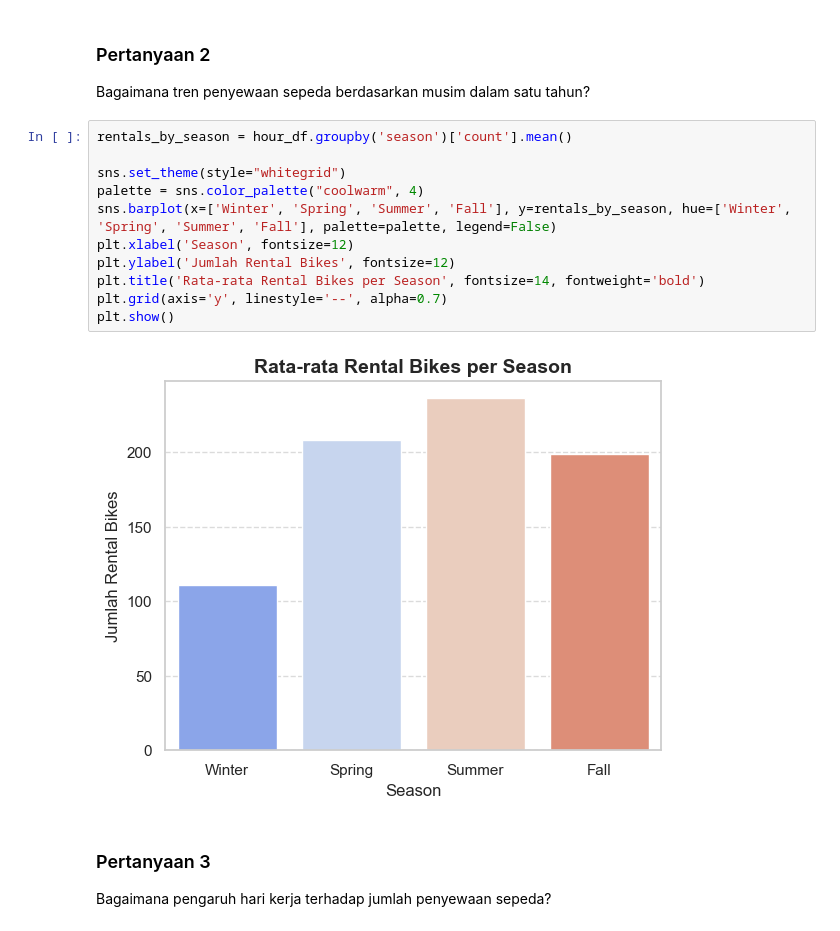
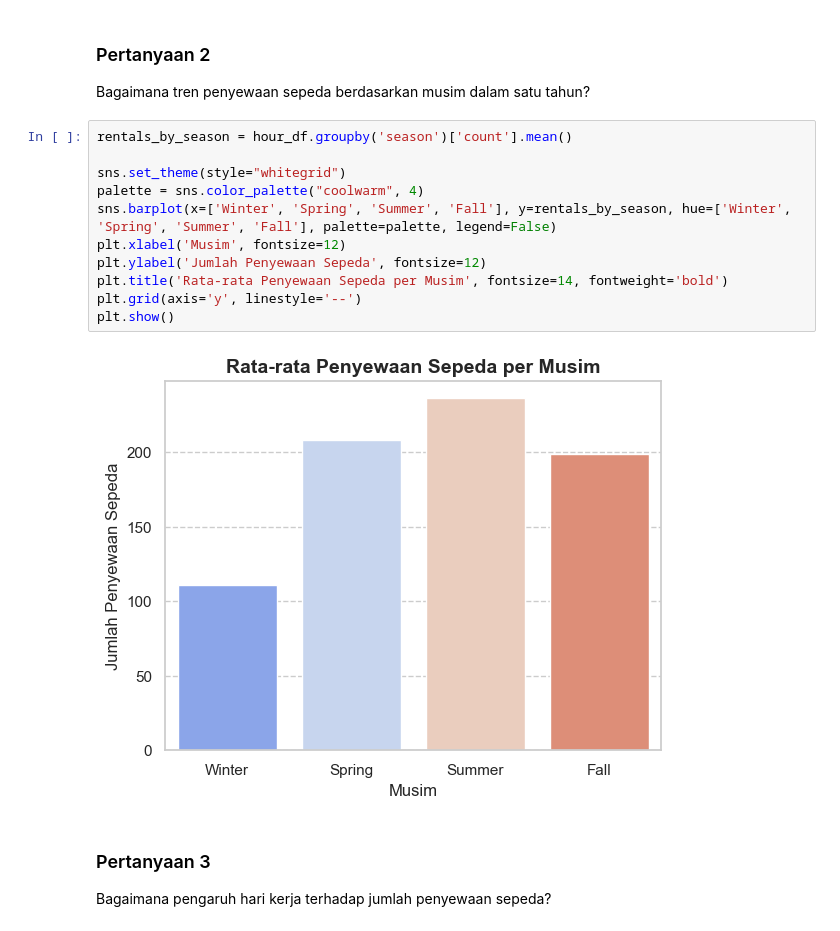
Before and after one commit to dzuura/Bike-Sharing_Data-Analysis, a Jupyter notebook: Notebook.ipynb, the cells around one changed output. Saved outputs shown, nothing was run; the diff lists cells and outputs as text.

```diff
--- a/Notebook.ipynb
+++ b/Notebook.ipynb
@@ -256,16 +260,16 @@ Bagaimana tren penyewaan sepeda berdasarkan musim dalam satu tahun?
 # %%
 rentals_by_season = hour_df.groupby('season')['count'].mean()
 
 sns.set_theme(style="whitegrid")
 palette = sns.color_palette("coolwarm", 4)
 sns.barplot(x=['Winter', 'Spring', 'Summer', 'Fall'], y=rentals_by_season, hue=['Winter', 'Spring', 'Summer', 'Fall'], palette=palette, legend=False)
-plt.xlabel('Season', fontsize=12)
-plt.ylabel('Jumlah Rental Bikes', fontsize=12)
-plt.title('Rata-rata Rental Bikes per Season', fontsize=14, fontweight='bold')
-plt.grid(axis='y', linestyle='--', alpha=0.7)
+plt.xlabel('Musim', fontsize=12)
+plt.ylabel('Jumlah Penyewaan Sepeda', fontsize=12)
+plt.title('Rata-rata Penyewaan Sepeda per Musim', fontsize=14, fontweight='bold')
+plt.grid(axis='y', linestyle='--')
 plt.show()
 # %% [output]
-[figure, old version]
+[figure, new version]
 # %% [markdown]
 ### Pertanyaan 3
 Bagaimana pengaruh hari kerja terhadap jumlah penyewaan sepeda?
```
Also changed, not shown: parts of 7 cells of this notebook, 1 other file.
